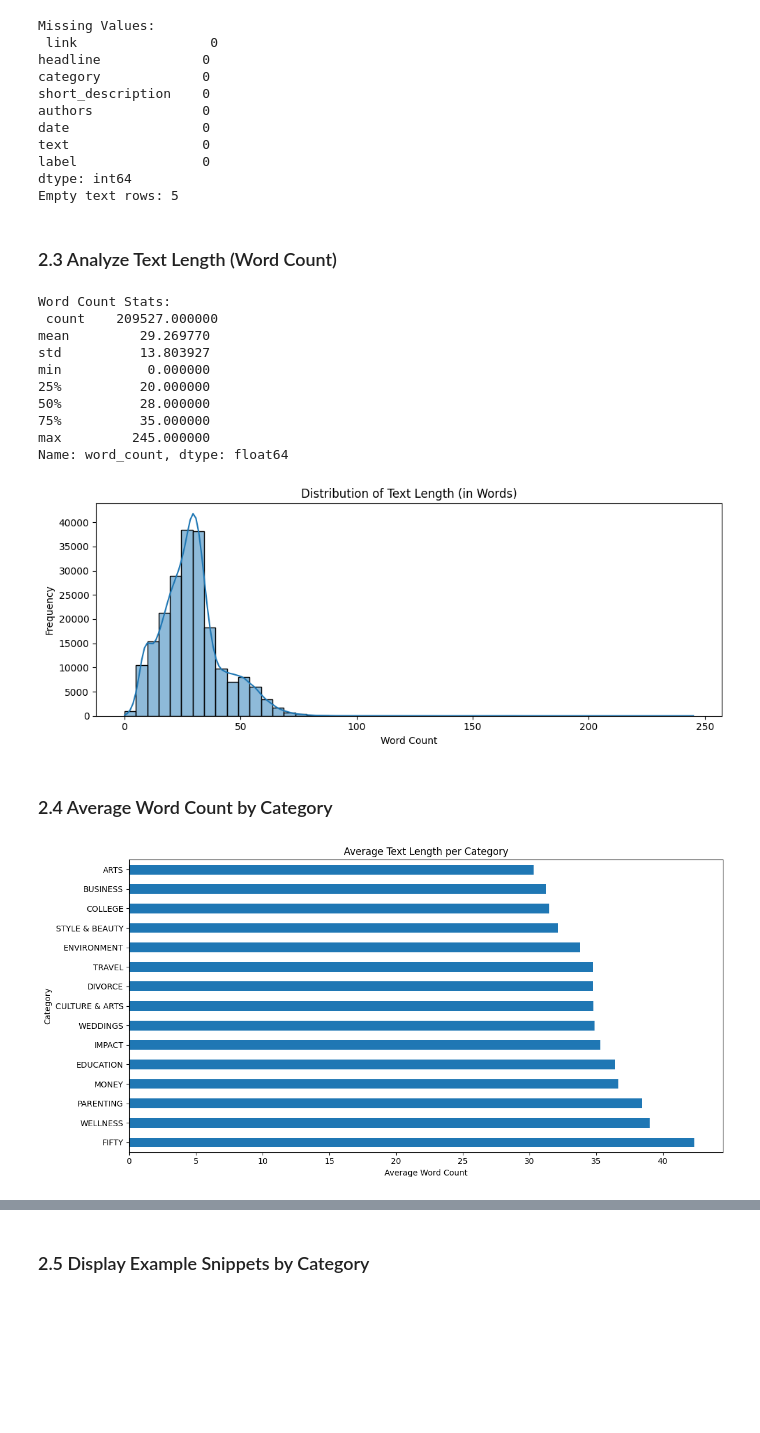
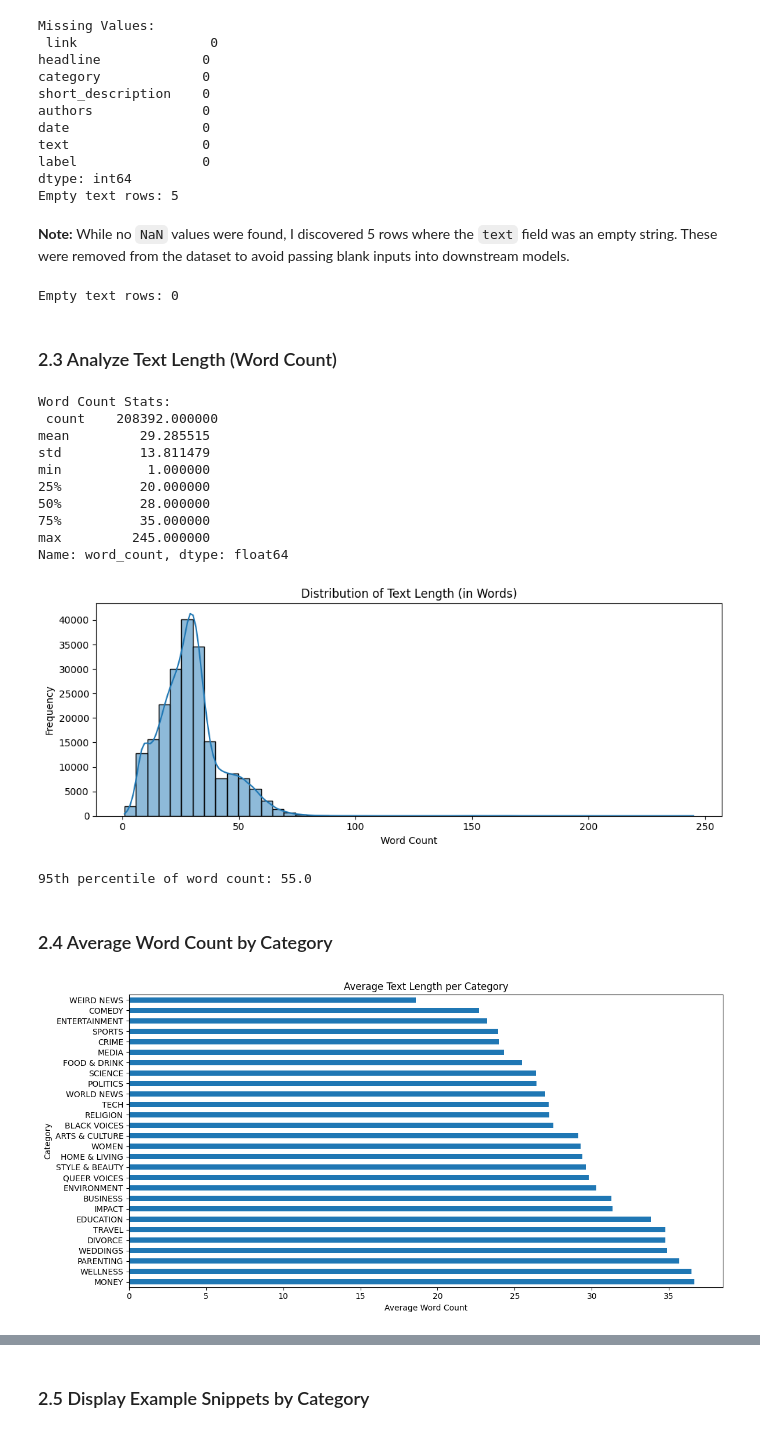
Before and after one commit to mcarvalhosa/news_classification_project, a Jupyter notebook: src/main.ipynb, the cells around one changed output, grey strips where cells are left out. Drawn from its saved outputs; the diff is of its cells as text; code cells hidden in the pictures; blank space fills up the shorter version.

```diff
--- a/src/main.ipynb
+++ b/src/main.ipynb
@@ -107,0 +160,24 @@ df['text'] = df['headline'].fillna('') + ' ' + df['short_description'].fillna(''
+# %%
+# Merge semantically similar categories
+category_merge_map = {
+    'ARTS': 'ARTS & CULTURE',
+    'CULTURE & ARTS': 'ARTS & CULTURE',
+    'PARENTS': 'PARENTING',
+    'THE WORLDPOST': 'WORLD NEWS',
+    'WORLDPOST': 'WORLD NEWS',
+    'STYLE': 'STYLE & BEAUTY',
+    'HEALTHY LIVING': 'WELLNESS',
+    'TASTE': 'FOOD & DRINK',
+    'GREEN': 'ENVIRONMENT',
+    'COLLEGE': 'EDUCATION',
+    'FIFTY': 'WELLNESS',
+    'GOOD NEWS': 'IMPACT',
+    'U.S. NEWS': 'POLITICS'
+}
+
+# Apply the mapping
+df['category'] = df['category'].replace(category_merge_map)
+
+# Category Count
+print(df['category'].value_counts())
+print("New number of categories:", df['category'].nunique())
@@ -108 +206,5 @@ df['text'] = df['headline'].fillna('') + ' ' + df['short_description'].fillna(''
+# %%
+# Drop rare or out-of-scope categories
+drop_categories = ['LATINO VOICES']
+df = df[~df['category'].isin(drop_categories)]
 # %% [markdown]
@@ -179,6 +288,17 @@ text                 0
 label                0
 dtype: int64
 Empty text rows: 5
+# %% [markdown]
+**Note:** While no `NaN` values were found, I discovered 5 rows where the `text` field was an empty string.
+These were removed from the dataset to avoid passing blank inputs into downstream models.
+# %%
+# Remove rows with empty 'text' values (even if not null)
+df = df[~(df['text'].str.strip() == '')]
+
+# Distribution of empty texts
+print("Empty text rows:", (df['text'].str.strip() == '').sum())
+# %% [output]
+Empty text rows: 0
 # %% [markdown]
 ### 2.3 Analyze Text Length (Word Count)
 # %%
@@ -196,30 +316,35 @@ plt.xlabel("Word Count")
 plt.ylabel("Frequency")
 plt.tight_layout()
 plt.show()
+
+# Visualize the 95th percentile word count to support the 100-token sequence length
+p95 = df['word_count'].quantile(0.95)
+print("95th percentile of word count:", p95)
 # %% [output]
 Word Count Stats:
- count    209527.000000
-mean         29.269770
-std          13.803927
-min           0.000000
+ count    208392.000000
+mean         29.285515
+std          13.811479
+min           1.000000
 25%          20.000000
 50%          28.000000
 75%          35.000000
 max         245.000000
 Name: word_count, dtype: float64
-[figure, old version]
+[figure, new version]
+95th percentile of word count: 55.0
 # %% [markdown]
 ### 2.4 Average Word Count by Category
 # %%
 # Average length per category
 category_wc = df.groupby('category')['word_count'].mean().sort_values(ascending=False)
 
 plt.figure(figsize=(12, 6))
-category_wc.head(15).plot(kind='barh')
+category_wc.plot(kind='barh')
 plt.title("Average Text Length per Category")
 plt.xlabel("Average Word Count")
 plt.ylabel("Category")
 plt.tight_layout()
 plt.show()
 # %% [output]
-[figure, old version]
+[figure, new version]
```
Also changed, not shown: parts of 66 cells of this notebook, 3 other files.
